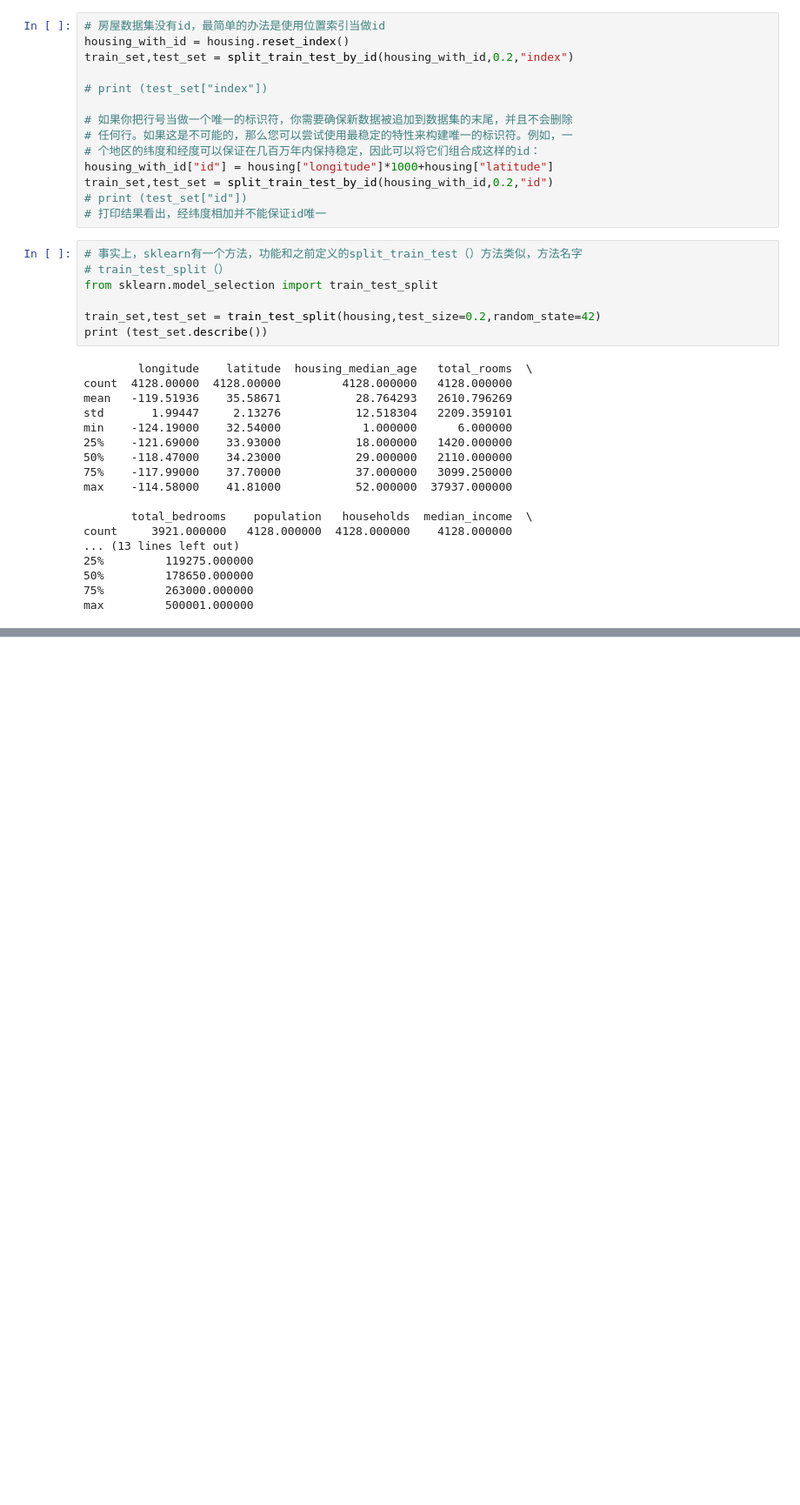
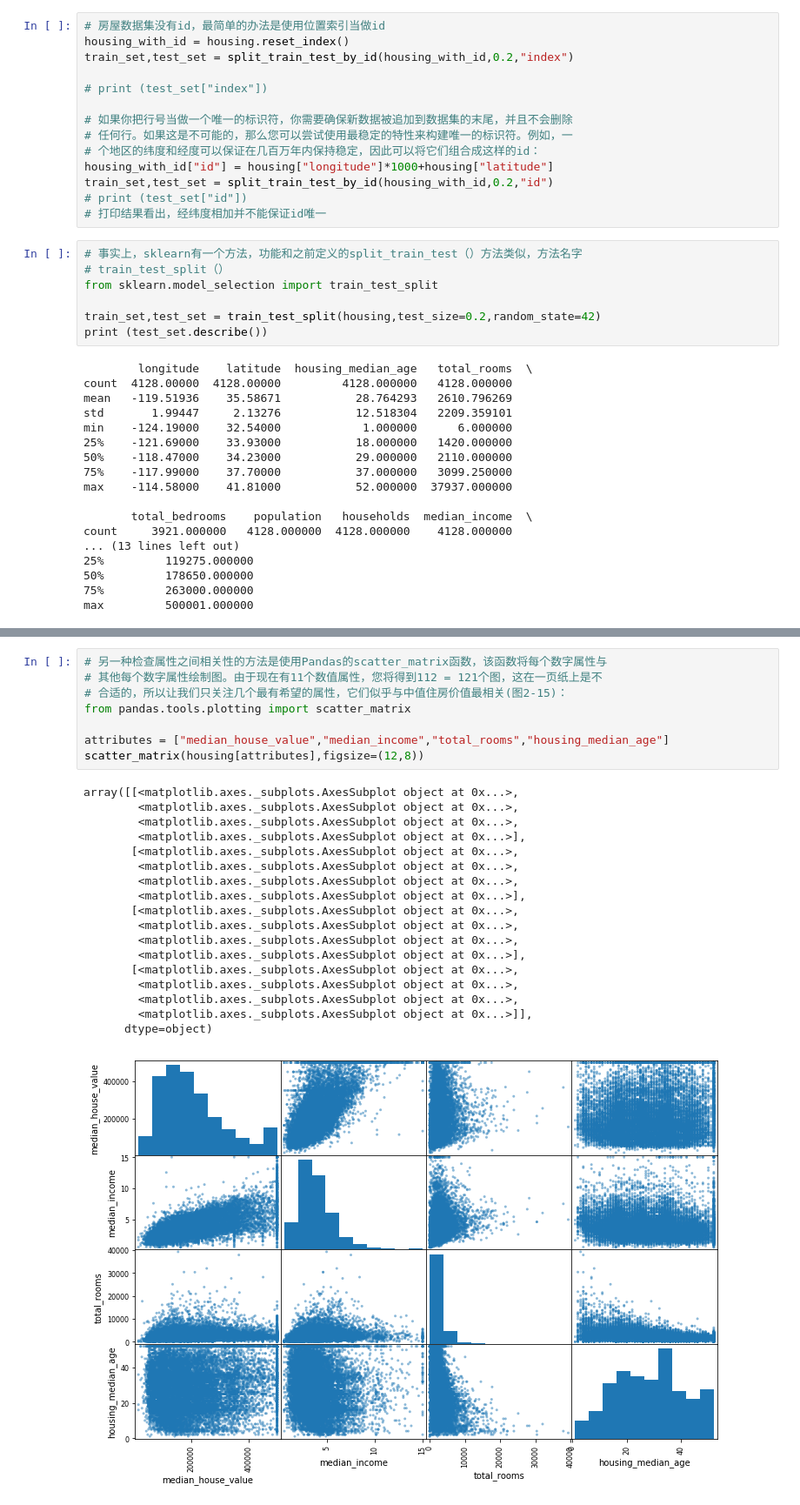
Before and after one commit to wangrui-spiderNet/AI-, a Jupyter notebook: housing_price_predict.ipynb, the cells around one changed output, grey strips where cells are left out. Shown at 87% size. Drawn from its saved outputs; the diff is of its cells as text; blank space fills up the shorter version.

```diff
--- a/housing_price_predict.ipynb
+++ b/housing_price_predict.ipynb
@@ -230,0 +329,27 @@ Name: income_cat, dtype: float64
+# %%
+# 另一种检查属性之间相关性的方法是使用Pandas的scatter_matrix函数，该函数将每个数字属性与
+# 其他每个数字属性绘制图。由于现在有11个数值属性，您将得到112 = 121个图，这在一页纸上是不
+# 合适的，所以让我们只关注几个最有希望的属性，它们似乎与中值住房价值最相关(图2-15)：
+from pandas.tools.plotting import scatter_matrix
+
+attributes = ["median_house_value","median_income","total_rooms","housing_median_age"]
+scatter_matrix(housing[attributes],figsize=(12,8))
+# %% [output]
+array([[<matplotlib.axes._subplots.AxesSubplot object at 0x...>,
+        <matplotlib.axes._subplots.AxesSubplot object at 0x...>,
+        <matplotlib.axes._subplots.AxesSubplot object at 0x...>,
+        <matplotlib.axes._subplots.AxesSubplot object at 0x...>],
+       [<matplotlib.axes._subplots.AxesSubplot object at 0x...>,
+        <matplotlib.axes._subplots.AxesSubplot object at 0x...>,
+        <matplotlib.axes._subplots.AxesSubplot object at 0x...>,
+        <matplotlib.axes._subplots.AxesSubplot object at 0x...>],
+       [<matplotlib.axes._subplots.AxesSubplot object at 0x...>,
+        <matplotlib.axes._subplots.AxesSubplot object at 0x...>,
+        <matplotlib.axes._subplots.AxesSubplot object at 0x...>,
+        <matplotlib.axes._subplots.AxesSubplot object at 0x...>],
+       [<matplotlib.axes._subplots.AxesSubplot object at 0x...>,
+        <matplotlib.axes._subplots.AxesSubplot object at 0x...>,
+        <matplotlib.axes._subplots.AxesSubplot object at 0x...>,
+        <matplotlib.axes._subplots.AxesSubplot object at 0x...>]],
+      dtype=object)
+[figure, added]
```
Also changed, not shown: parts of 27 cells of this notebook, 1 other file.
